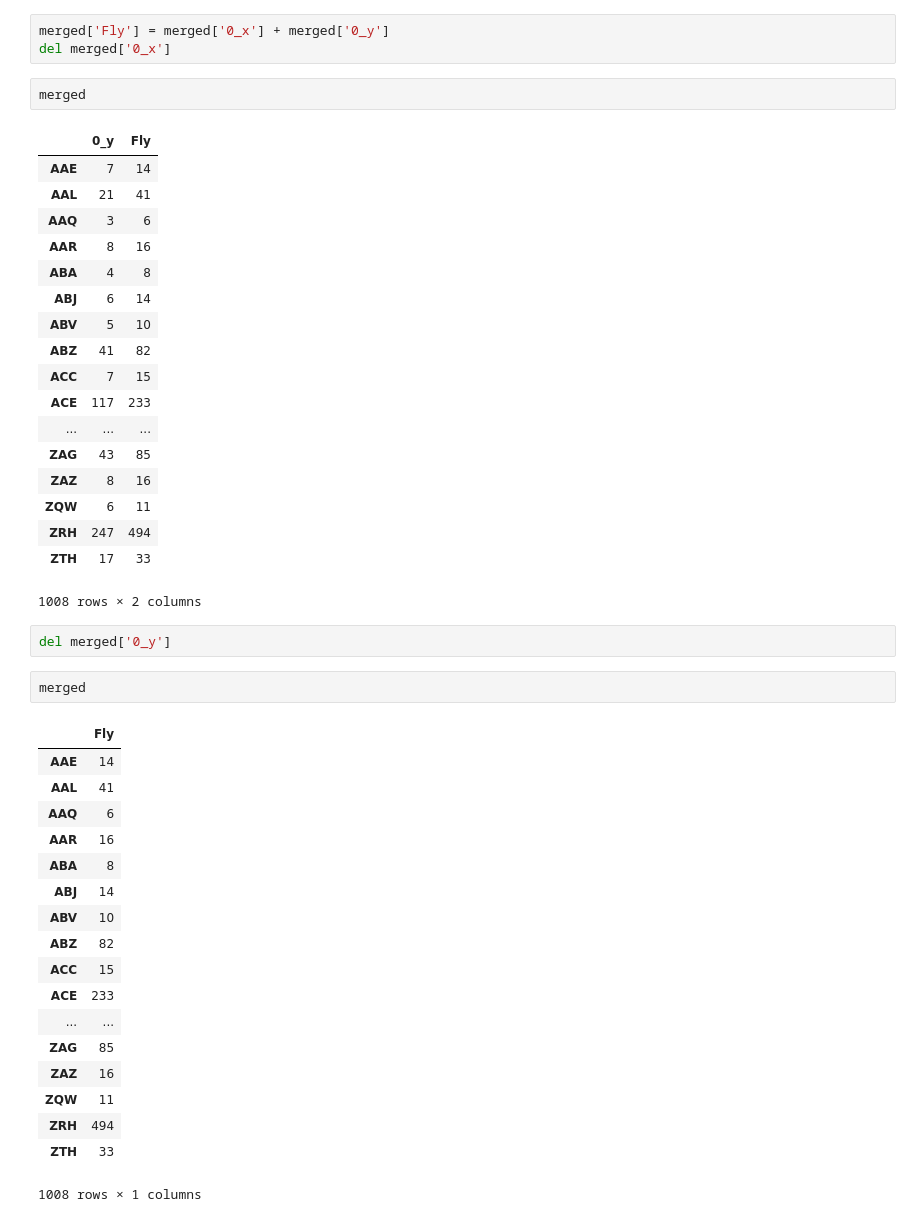
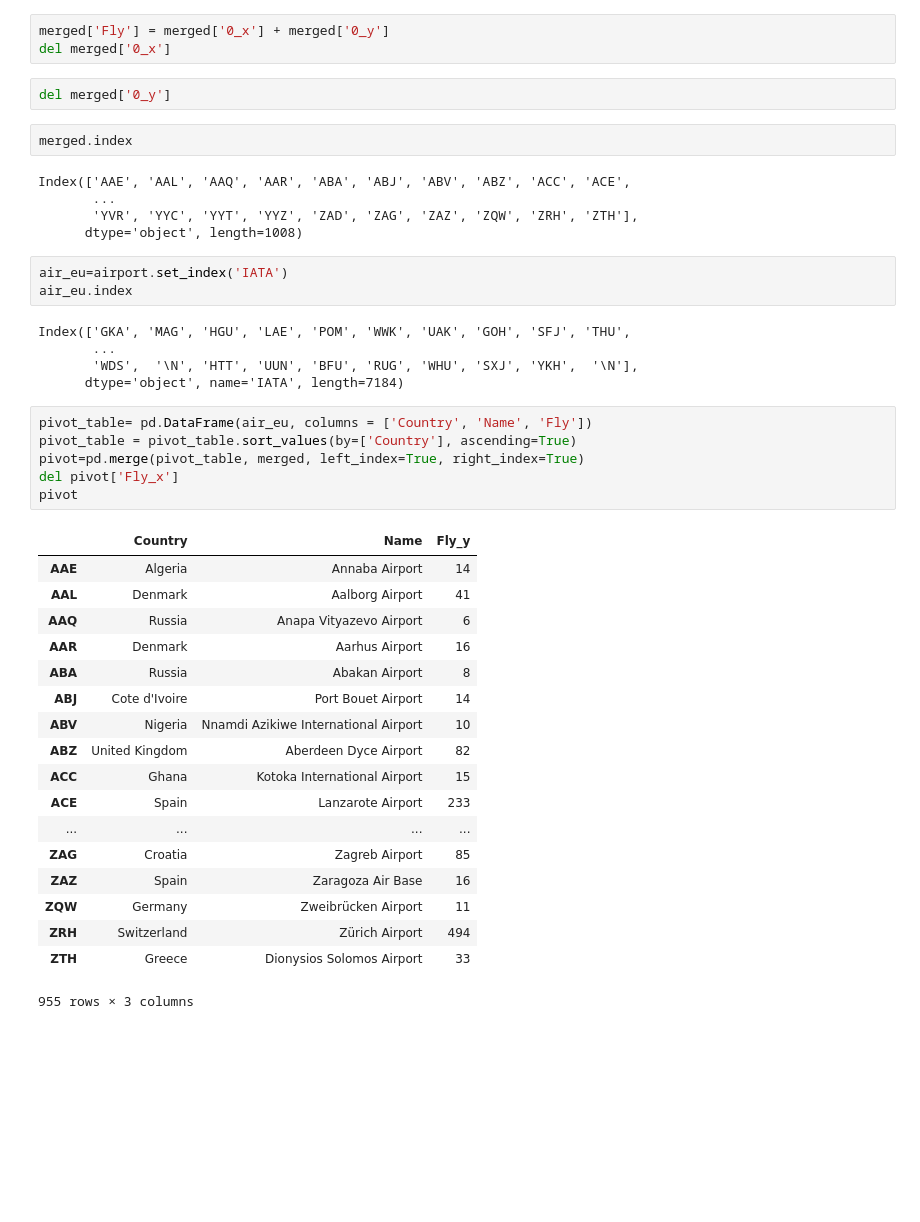
Before and after one commit to yanafedorchuk/PythonPractice, a Jupyter notebook: airportsDF.ipynb, the cells around one changed output. Drawn from its saved outputs; the diff is of its cells as text; blank space fills up the shorter version.

```diff
--- a/airportsDF.ipynb
+++ b/airportsDF.ipynb
@@ -153,47 +135,45 @@ merged
 # %%
 merged['Fly'] = merged['0_x'] + merged['0_y']
 del merged['0_x']
-# %%
-merged
-# %% [output]
-|  | 0_y | Fly |
-| AAE | 7 | 14 |
-| AAL | 21 | 41 |
-| AAQ | 3 | 6 |
-| AAR | 8 | 16 |
-| ABA | 4 | 8 |
-| ABJ | 6 | 14 |
-| ABV | 5 | 10 |
-| ABZ | 41 | 82 |
-| ACC | 7 | 15 |
-| ACE | 117 | 233 |
-| ... | ... | ... |
-| ZAG | 43 | 85 |
-| ZAZ | 8 | 16 |
-| ZQW | 6 | 11 |
-| ZRH | 247 | 494 |
-| ZTH | 17 | 33 |
-1008 rows × 2 columns
 # %%
 del merged['0_y']
 # %%
-merged
+merged.index
 # %% [output]
-|  | Fly |
-| AAE | 14 |
-| AAL | 41 |
-| AAQ | 6 |
-| AAR | 16 |
-| ABA | 8 |
-| ABJ | 14 |
-| ABV | 10 |
-| ABZ | 82 |
-| ACC | 15 |
-| ACE | 233 |
-| ... | ... |
-| ZAG | 85 |
-| ZAZ | 16 |
-| ZQW | 11 |
-| ZRH | 494 |
-| ZTH | 33 |
-1008 rows × 1 columns
+Index(['AAE', 'AAL', 'AAQ', 'AAR', 'ABA', 'ABJ', 'ABV', 'ABZ', 'ACC', 'ACE',
+       ...
+       'YVR', 'YYC', 'YYT', 'YYZ', 'ZAD', 'ZAG', 'ZAZ', 'ZQW', 'ZRH', 'ZTH'],
+      dtype='object', length=1008)
+# %%
+air_eu=airport.set_index('IATA')
+air_eu.index
+# %% [output]
+Index(['GKA', 'MAG', 'HGU', 'LAE', 'POM', 'WWK', 'UAK', 'GOH', 'SFJ', 'THU',
+       ...
+       'WDS',  '\N', 'HTT', 'UUN', 'BFU', 'RUG', 'WHU', 'SXJ', 'YKH',  '\N'],
+      dtype='object', name='IATA', length=7184)
+# %%
+pivot_table= pd.DataFrame(air_eu, columns = ['Country', 'Name', 'Fly'])
+pivot_table = pivot_table.sort_values(by=['Country'], ascending=True)
+pivot=pd.merge(pivot_table, merged, left_index=True, right_index=True)
+del pivot['Fly_x']
+pivot
+# %% [output]
+|  | Country | Name | Fly_y |
+| AAE | Algeria | Annaba Airport | 14 |
+| AAL | Denmark | Aalborg Airport | 41 |
+| AAQ | Russia | Anapa Vityazevo Airport | 6 |
+| AAR | Denmark | Aarhus Airport | 16 |
+| ABA | Russia | Abakan Airport | 8 |
+| ABJ | Cote d'Ivoire | Port Bouet Airport | 14 |
+| ABV | Nigeria | Nnamdi Azikiwe International Airport | 10 |
+| ABZ | United Kingdom | Aberdeen Dyce Airport | 82 |
+| ACC | Ghana | Kotoka International Airport | 15 |
+| ACE | Spain | Lanzarote Airport | 233 |
+| ... | ... | ... | ... |
+| ZAG | Croatia | Zagreb Airport | 85 |
+| ZAZ | Spain | Zaragoza Air Base | 16 |
+| ZQW | Germany | Zweibrücken Airport | 11 |
+| ZRH | Switzerland | Zürich Airport | 494 |
+| ZTH | Greece | Dionysios Solomos Airport | 33 |
+955 rows × 3 columns
```
Also changed, not shown: parts of 5 cells of this notebook.
